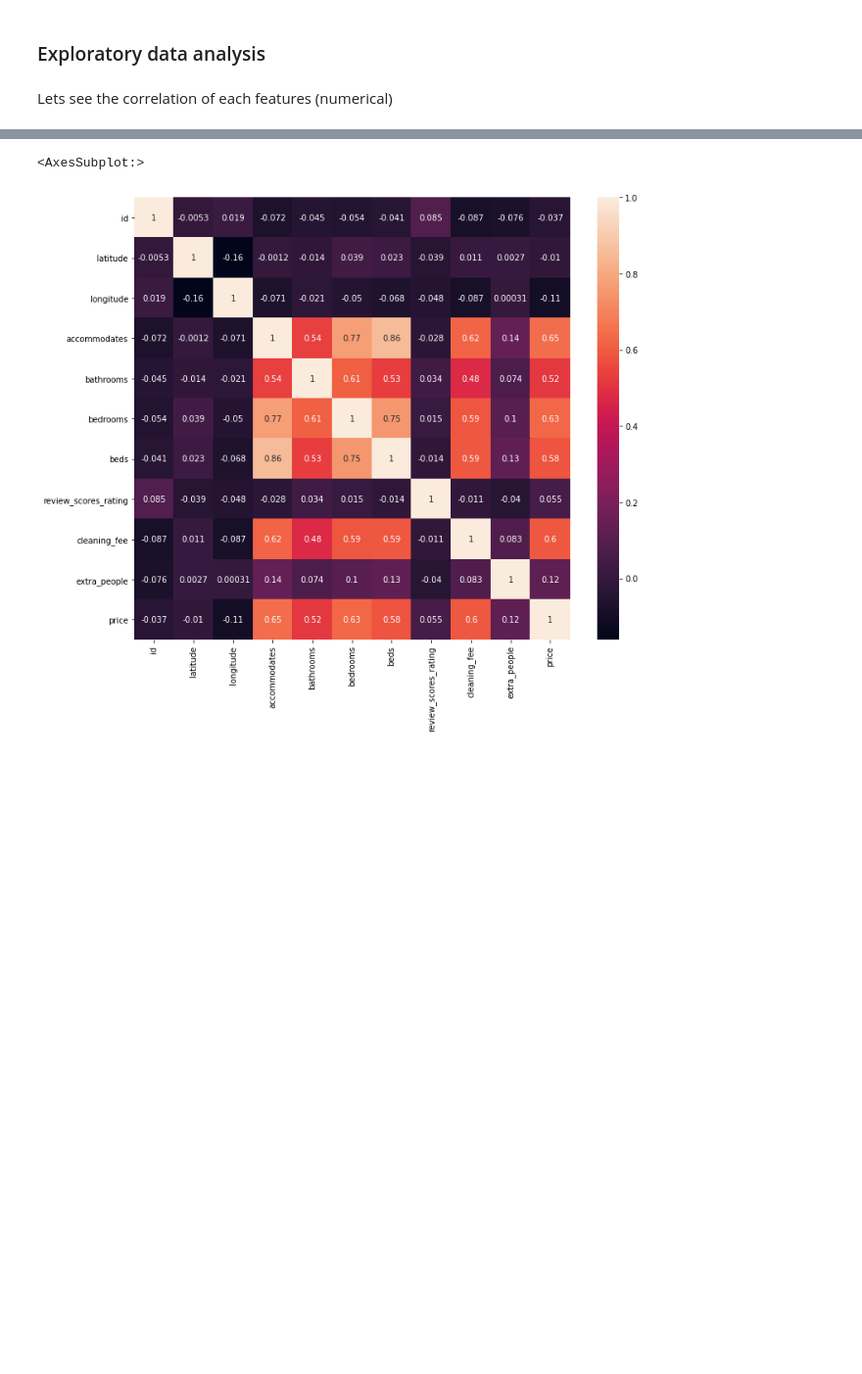
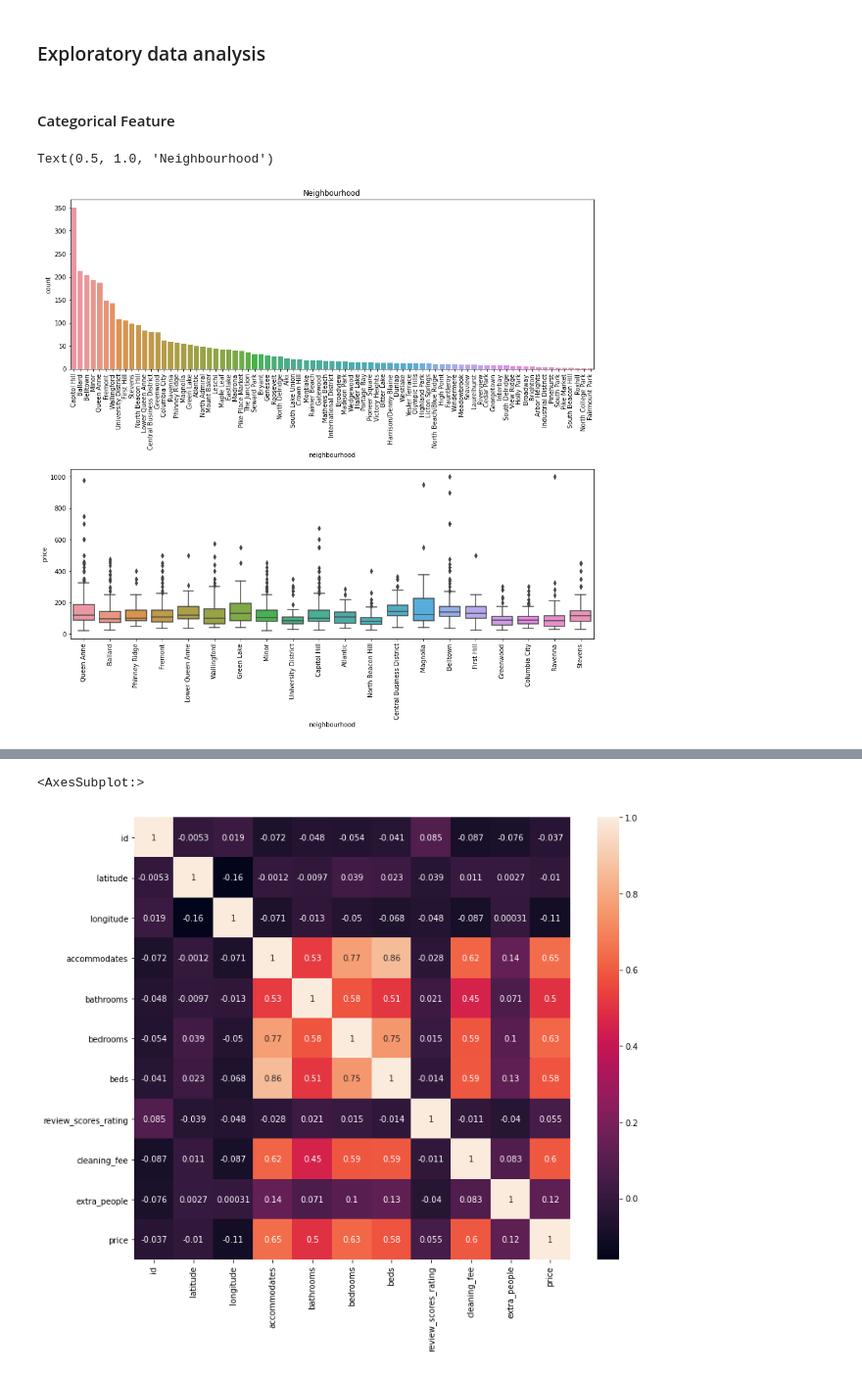
Before and after one commit to fuza-ail/Seattle-Airbnb-data-analysis, a Jupyter notebook: seattle.ipynb, the cells around one changed output, grey strips where cells are left out. Shown at 98% size. Saved outputs shown, nothing was run; the diff lists cells and outputs as text; code cells hidden in the pictures; blank space fills up the shorter version.

```diff
--- a/seattle.ipynb
+++ b/seattle.ipynb
@@ -84,7 +84,7 @@ memory usage: 2.7+ MB
 # %% [markdown]
 I am going to filter some relevant features/columns. I take 17 features that I thought will be the most crucial in determining the price.
 # %%
-rel_col = ['id','neighbourhood','latitude','longitude','property_type','room_type','accommodates','bathrooms','bedrooms','beds','bed_type','amenities','square_feet','review_scores_rating','cleaning_fee','security_deposit','extra_people','price']
+rel_col = ['id','neighbourhood','latitude','longitude','property_type','room_type','accommodates','bathrooms','bedrooms','beds','amenities','square_feet','review_scores_rating','cleaning_fee','security_deposit','extra_people','price']
 
 df = df[rel_col]
 df.head()
@@ -148,6 +147,11 @@ df.dropna(subset=['property_type'],axis=0, inplace=True)
 
 # for the moment lets remove amenities
 df.drop(columns=['amenities'],inplace=True)
+
+# change type bathrooms, bedrooms, beds
+type_int = ['bathrooms','bedrooms','beds']
+for item in type_int:
+  df[item] = df[item].astype('int64')
 # %%
 df.info()
 # %% [output]
@@ -171,4 +175,4 @@ memory usage: 425.1+ KB
 # %% [markdown]
 ### Exploratory data analysis
-# %% [markdown]
-Lets see the correlation of each features (numerical)
+# %% [markdown]
+#### Categorical Feature
@@ -174,0 +181,20 @@ Lets see the correlation of each features (numerical)
+# %%
+df_neighbourhood = df_categorical.groupby('neighbourhood')['neighbourhood'].agg('count').to_frame('count').reset_index().sort_values(by='count', ascending=False)
+df_property_type = df_categorical.groupby('property_type')['property_type'].agg('count').to_frame('count').reset_index().sort_values(by='count', ascending=False)
+df_room_type = df_categorical.groupby('room_type')['room_type'].agg('count').to_frame('count').reset_index().sort_values(by='count', ascending=False)
+# %%
+fig, axes = plt.subplots(2, 1, figsize=(16, 14))
+fig.tight_layout(pad=14)
+
+top_20_neigh = df_neighbourhood.iloc[:20,:]['neighbourhood']
+
+neigh = sns.boxplot(ax=axes[1], data=df[df['neighbourhood'].isin(top_20_neigh)], x='neighbourhood', y='price')
+neigh.tick_params(axis='x',rotation=90)
+# neigh.set_title('Neighbourhood')
+
+neigh = sns.barplot(ax=axes[0], data=df_neighbourhood, x='neighbourhood', y='count')
+neigh.tick_params(axis='x',rotation=90)
+neigh.set_title('Neighbourhood')
+# %% [output]
+Text(0.5, 1.0, 'Neighbourhood')
+[figure, added]
```
Also changed, not shown: parts of 25 cells of this notebook.
